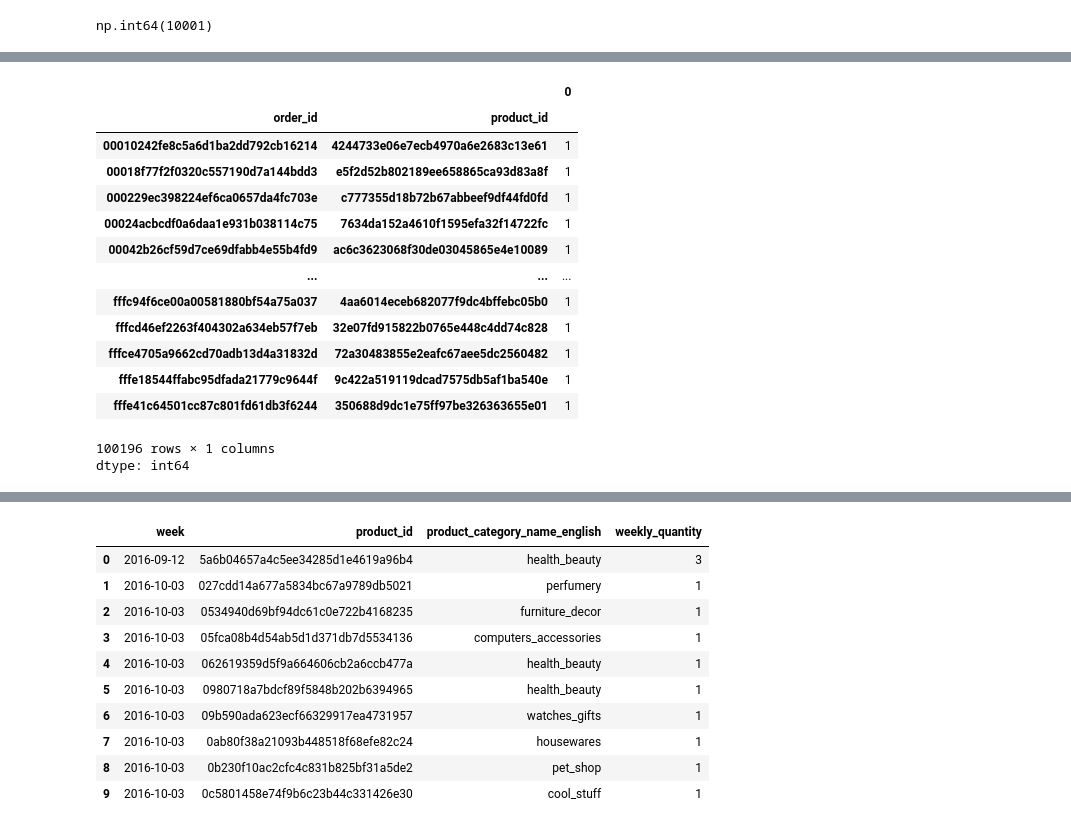
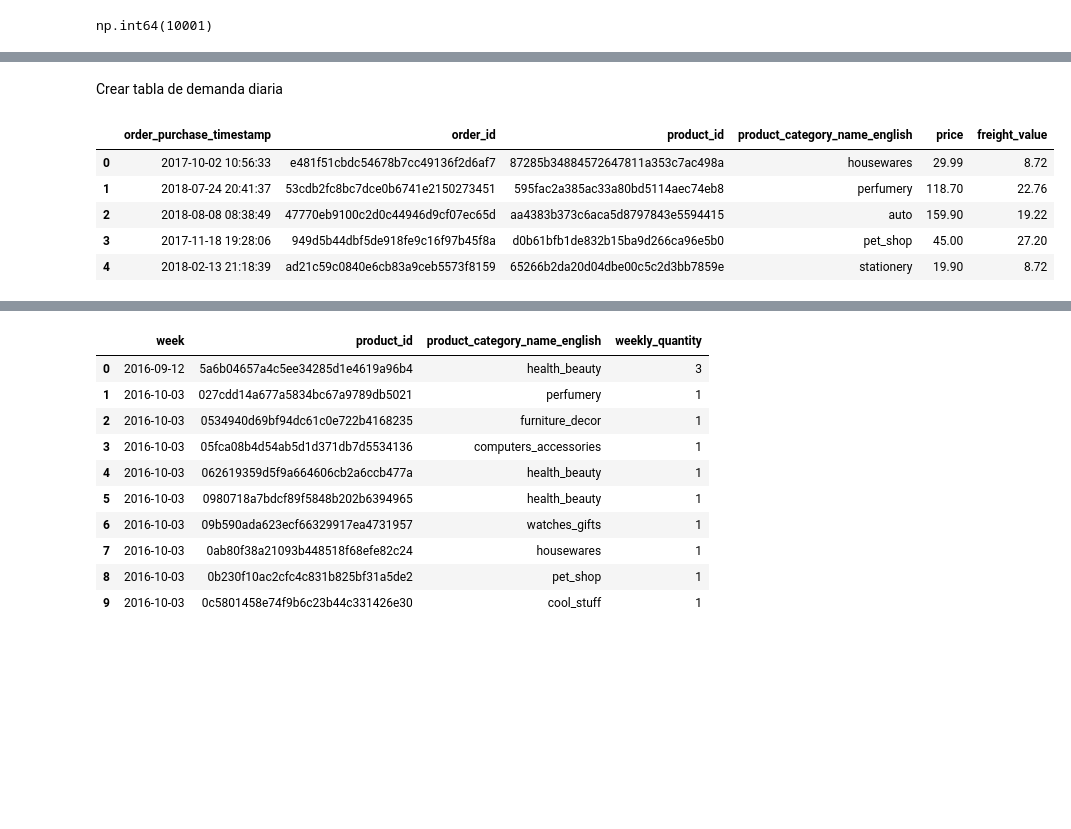
Before and after one commit to roguef07/TFM_Equipo_15, a Jupyter notebook: scrapping/EDA.ipynb, the cells around one changed output, grey strips where cells are left out. Drawn from its saved outputs; the diff is of its cells as text; code cells hidden in the pictures; blank space fills up the shorter version.

```diff
--- a/scrapping/EDA.ipynb
+++ b/scrapping/EDA.ipynb
@@ -111,18 +74,2 @@ df_final.head(10)
-# %%
-df_final.groupby(["order_id", "product_id"]).size()
-# %% [output]
-|  |  | 0 |
-| order_id | product_id |  |
-| 00010242fe8c5a6d1ba2dd792cb16214 | 4244733e06e7ecb4970a6e2683c13e61 | 1 |
-| 00018f77f2f0320c557190d7a144bdd3 | e5f2d52b802189ee658865ca93d83a8f | 1 |
-| 000229ec398224ef6ca0657da4fc703e | c777355d18b72b67abbeef9df44fd0fd | 1 |
-| 00024acbcdf0a6daa1e931b038114c75 | 7634da152a4610f1595efa32f14722fc | 1 |
-| 00042b26cf59d7ce69dfabb4e55b4fd9 | ac6c3623068f30de03045865e4e10089 | 1 |
-| ... | ... | ... |
-| fffc94f6ce00a00581880bf54a75a037 | 4aa6014eceb682077f9dc4bffebc05b0 | 1 |
-| fffcd46ef2263f404302a634eb57f7eb | 32e07fd915822b0765e448c4dd74c828 | 1 |
-| fffce4705a9662cd70adb13d4a31832d | 72a30483855e2eafc67aee5dc2560482 | 1 |
-| fffe18544ffabc95dfada21779c9644f | 9c422a519119dcad7575db5af1ba540e | 1 |
-| fffe41c64501cc87c801fd61db3f6244 | 350688d9dc1e75ff97be326363655e01 | 1 |
-100196 rows × 1 columns
-dtype: int64
+# %% [markdown]
+Crear tabla de demanda diaria
@@ -129,2 +78,11 @@ dtype: int64
+# %%
+df_final.head()
+# %% [output]
+|  | order_purchase_timestamp | order_id | product_id | product_category_name_english | price | freight_value |
+| 0 | 2017-10-02 10:56:33 | e481f51cbdc54678b7cc49136f2d6af7 | 87285b34884572647811a353c7ac498a | housewares | 29.99 | 8.72 |
+| 1 | 2018-07-24 20:41:37 | 53cdb2fc8bc7dce0b6741e2150273451 | 595fac2a385ac33a80bd5114aec74eb8 | perfumery | 118.70 | 22.76 |
+| 2 | 2018-08-08 08:38:49 | 47770eb9100c2d0c44946d9cf07ec65d | aa4383b373c6aca5d8797843e5594415 | auto | 159.90 | 19.22 |
+| 3 | 2017-11-18 19:28:06 | 949d5b44dbf5de918fe9c16f97b45f8a | d0b61bfb1de832b15ba9d266ca96e5b0 | pet_shop | 45.00 | 27.20 |
+| 4 | 2018-02-13 21:18:39 | ad21c59c0840e6cb83a9ceb5573f8159 | 65266b2da20d04dbe00c5c2d3bb7859e | stationery | 19.90 | 8.72 |
 # %%
 df_final["date"] = df_final["order_purchase_timestamp"].dt.date
```
Also changed, not shown: parts of 49 cells of this notebook, 2 other files.
